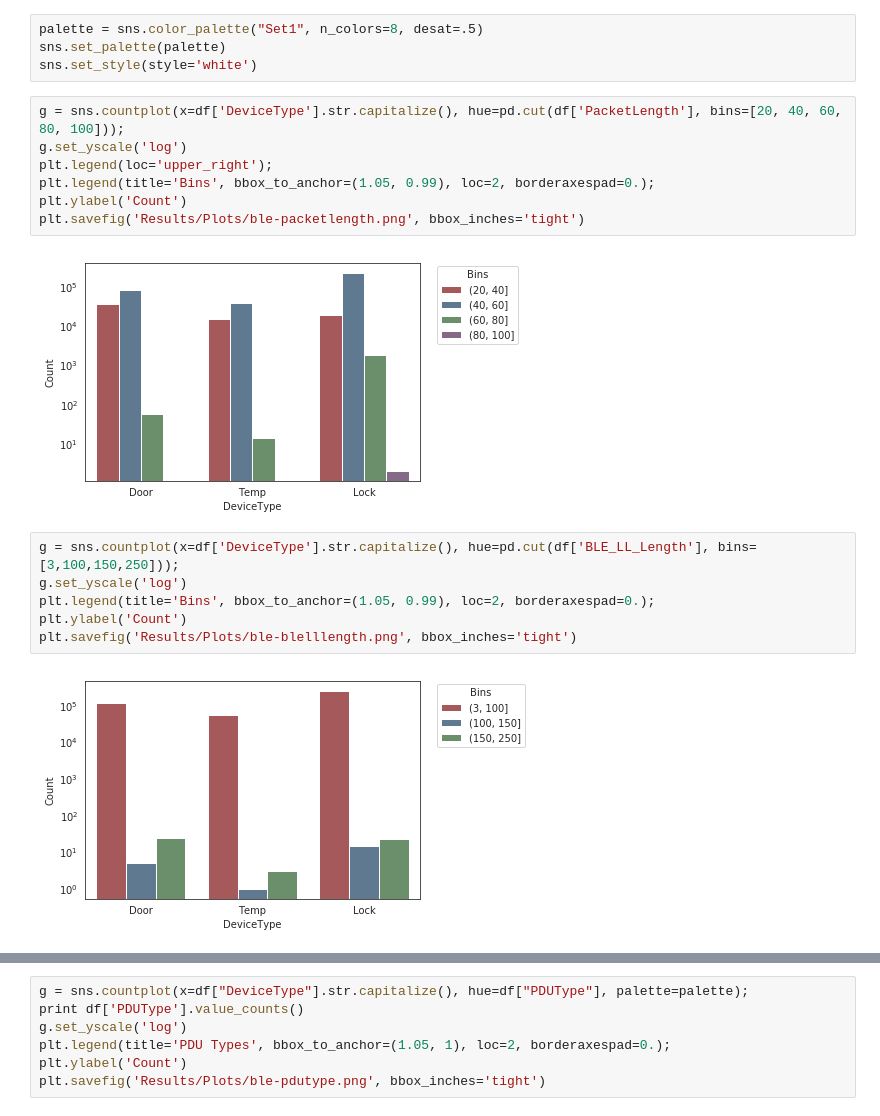
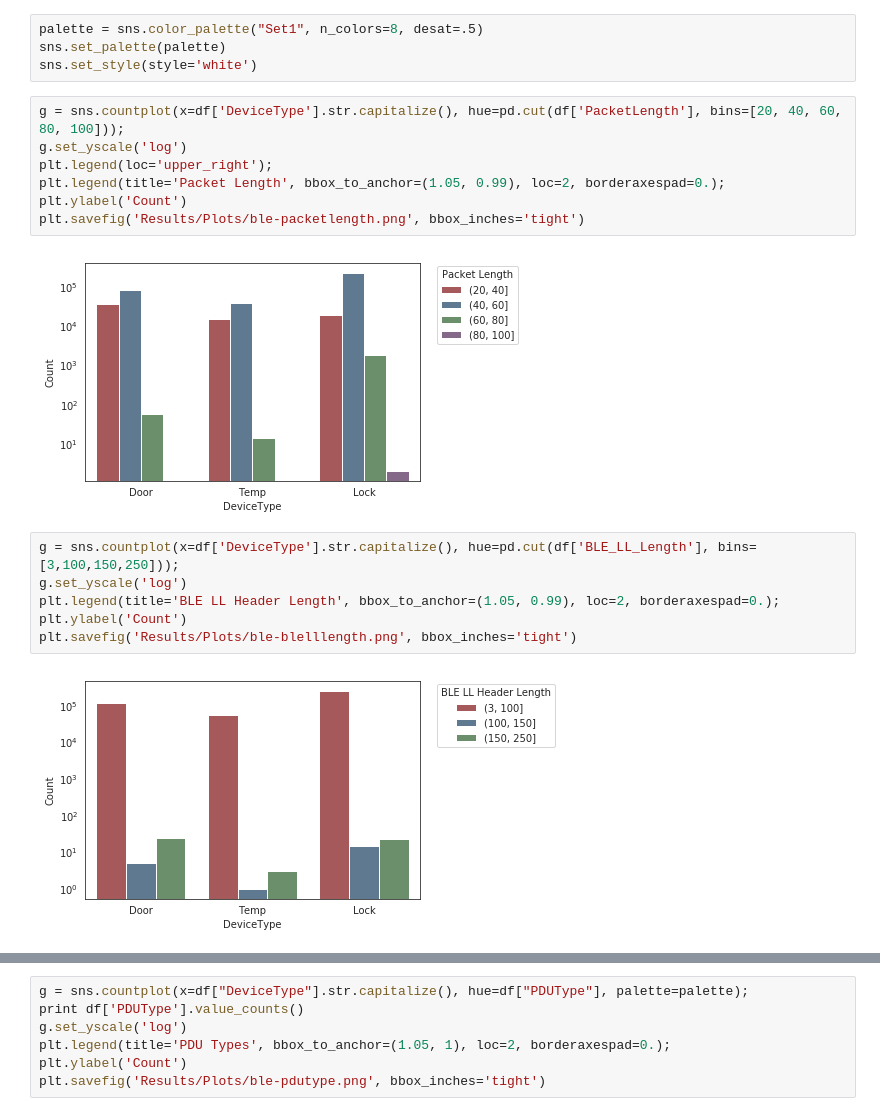
Before and after one commit to 7high/thesis, a Jupyter notebook: ble_dataExploration.ipynb, the cells around one changed output, grey strips where cells are left out. Cells and saved outputs as stored; diff of their text form.

Commit message:
Made fixes to data exploration graphs

```diff
--- a/ble_dataExploration.ipynb
+++ b/ble_dataExploration.ipynb
@@ -58,19 +58,19 @@ sns.set_style(style='white')
 g = sns.countplot(x=df['DeviceType'].str.capitalize(), hue=pd.cut(df['PacketLength'], bins=[20, 40, 60, 80, 100]));
 g.set_yscale('log')
 plt.legend(loc='upper_right');
-plt.legend(title='Bins', bbox_to_anchor=(1.05, 0.99), loc=2, borderaxespad=0.);
+plt.legend(title='Packet Length', bbox_to_anchor=(1.05, 0.99), loc=2, borderaxespad=0.);
 plt.ylabel('Count')
 plt.savefig('Results/Plots/ble-packetlength.png', bbox_inches='tight')
 # %% [output]
-[figure, old version]
+[figure, new version]
 # %%
 g = sns.countplot(x=df['DeviceType'].str.capitalize(), hue=pd.cut(df['BLE_LL_Length'], bins=[3,100,150,250]));
 g.set_yscale('log')
-plt.legend(title='Bins', bbox_to_anchor=(1.05, 0.99), loc=2, borderaxespad=0.);
+plt.legend(title='BLE LL Header Length', bbox_to_anchor=(1.05, 0.99), loc=2, borderaxespad=0.);
 plt.ylabel('Count')
 plt.savefig('Results/Plots/ble-blelllength.png', bbox_inches='tight')
 # %% [output]
-[figure, old version]
+[figure, new version]
 # %%
 g = sns.countplot(x=df['DeviceType'].str.capitalize(), hue=pd.cut(df['Assoc_Packets'], bins=[0,20,40,60]));
 g.set_yscale('log')
```
Also changed, not shown: parts of 2 cells of this notebook, 1 other file.
